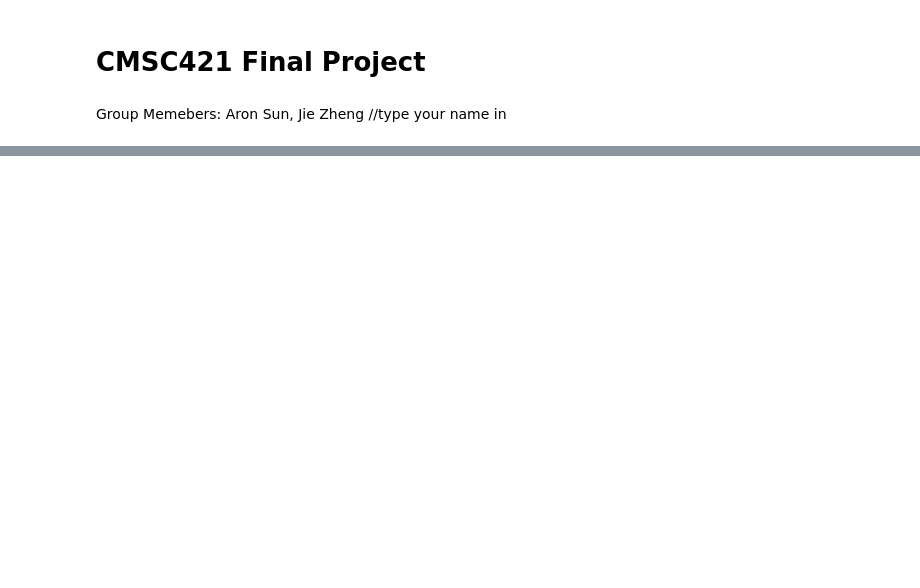
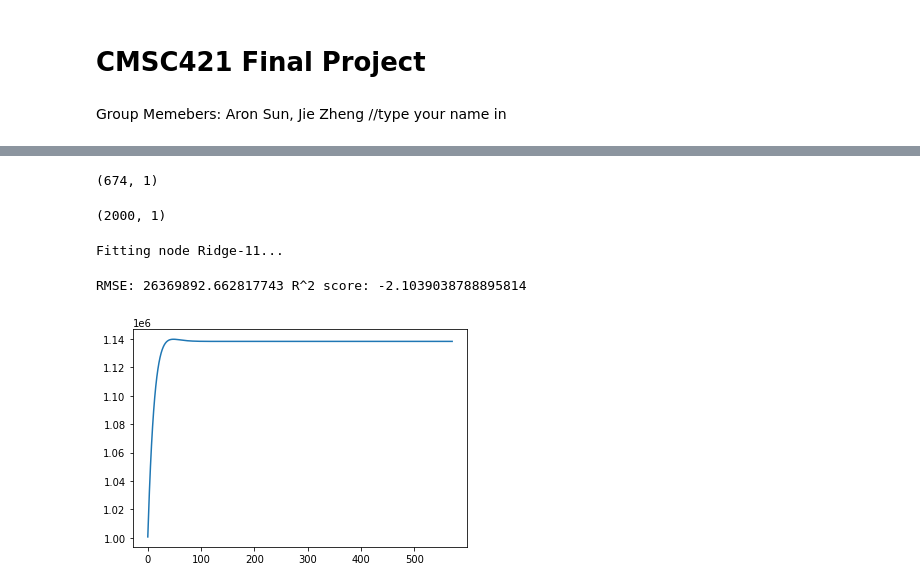
Before and after one commit to arons1618/CMSC421-Final-Project, a Jupyter notebook: Final Project.ipynb, the cells around one changed output, grey strips where cells are left out. Cells and saved outputs as stored; diff of their text form; code cells hidden in the pictures; blank space fills up the shorter version.

```diff
--- a/Final Project.ipynb
+++ b/Final Project.ipynb
@@ -171,0 +176,28 @@ plt.show()
+# %%
+cases = df['cases'].values
+# %%
+cases = cases.reshape((len(cases), 1))
+cases.shape
+# %% [output]
+(674, 1)
+# %%
+X = mackey_glass(n_timesteps=2000)
+X.shape
+# %% [output]
+(2000, 1)
+# %%
+reservoir = Reservoir(units=100, lr=0.3, sr=1.25)
+readout   = Ridge(output_dim=1, ridge=1e-5)
+esn = reservoir >> readout
+esn
+predictions = esn.fit(cases[:100], cases[1:101]).run(cases[101:-1])
+print("RMSE:", rmse(cases[102:], predictions),
+      "R^2 score:", rsquare(cases[102:], predictions))
+# %% [output]
+Fitting node Ridge-11...
+RMSE: 26369892.662817743 R^2 score: -2.1039038788895814
+# %%
+plt.plot(predictions)
+plt.show()
+# %% [output]
+[figure, added]
```
Also changed, not shown: parts of 5 cells of this notebook.
